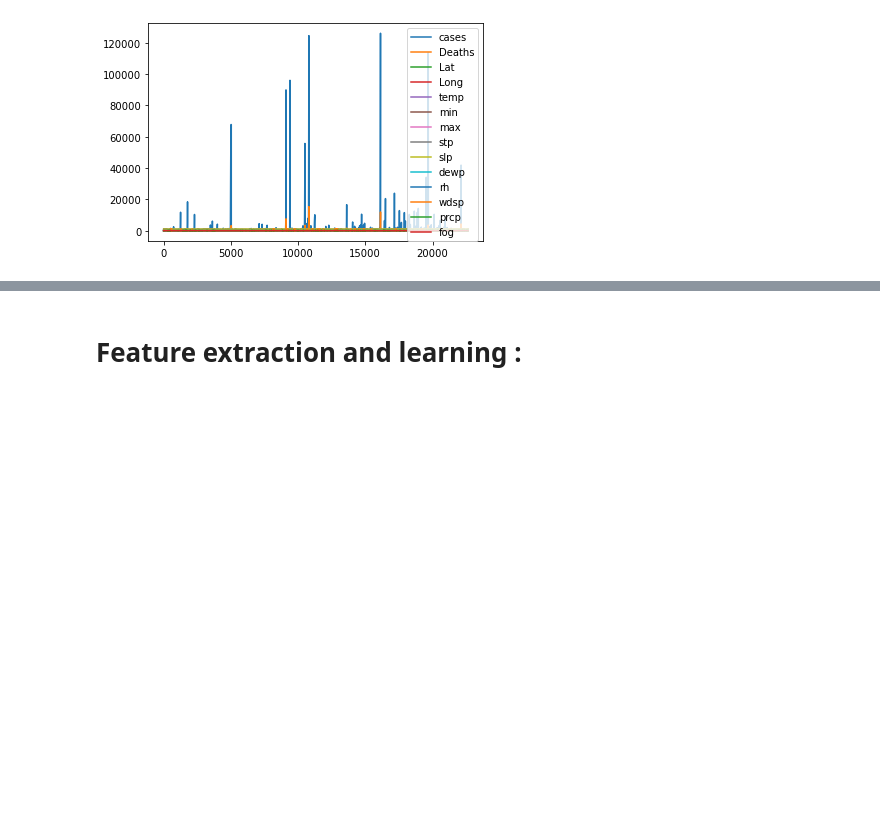
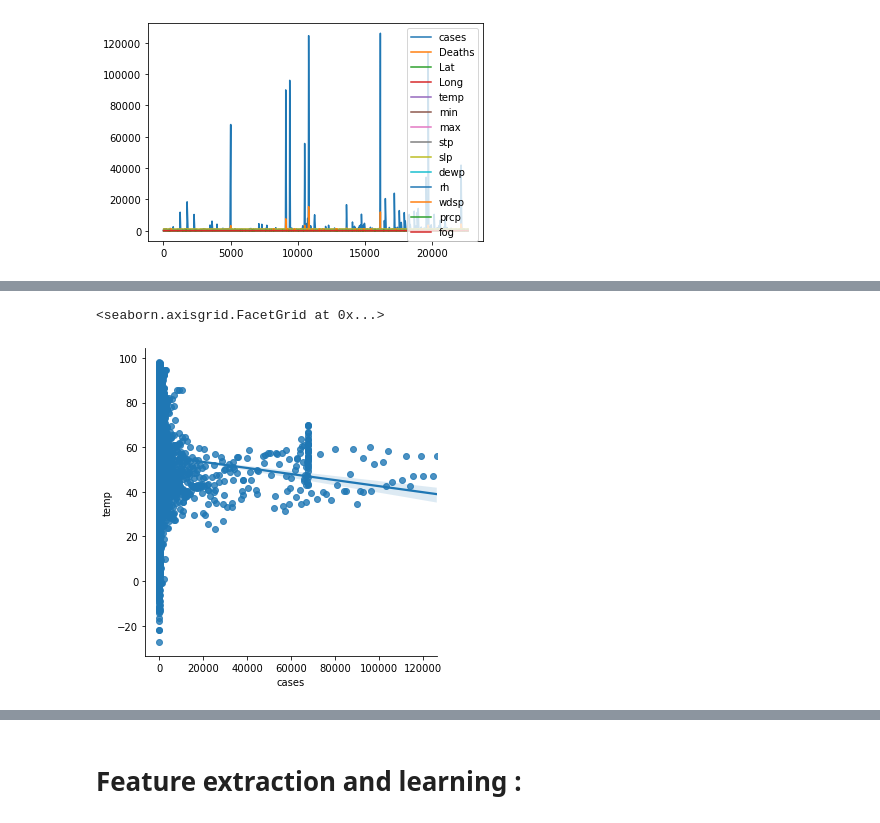
Before and after one commit to mew18/Covid19-Prediction-Analysis-XGBoost, a Jupyter notebook: COVID_19.ipynb, the cells around one changed output, grey strips where cells are left out. Cells and saved outputs as stored; diff of their text form; code cells hidden in the pictures; blank space fills up the shorter version.

```diff
--- a/COVID_19.ipynb
+++ b/COVID_19.ipynb
@@ -125,0 +133,5 @@ df.plot()
+# %%
+sns.lmplot(y='temp',x='cases',data=df,x_jitter=.05)
+# %% [output]
+<seaborn.axisgrid.FacetGrid at 0x...>
+[figure, added]
```
Also changed, not shown: parts of 24 cells of this notebook.
